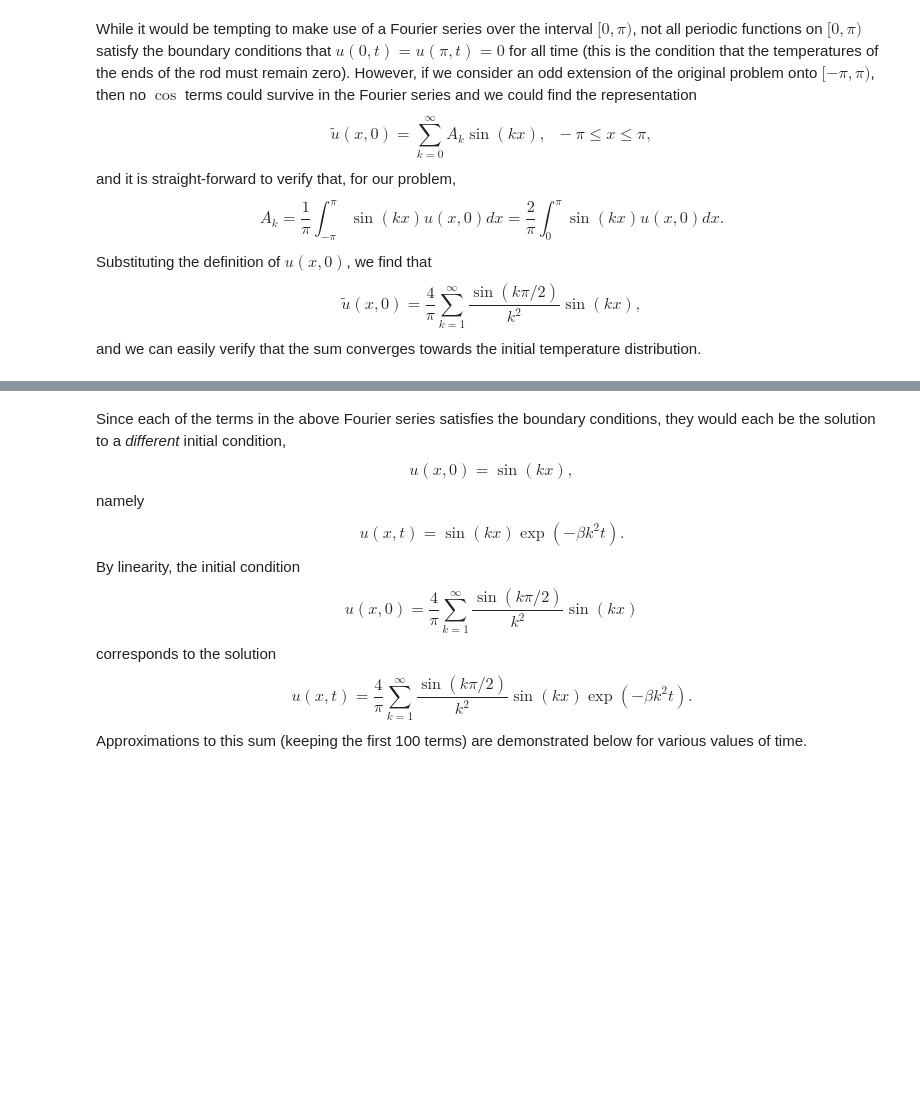
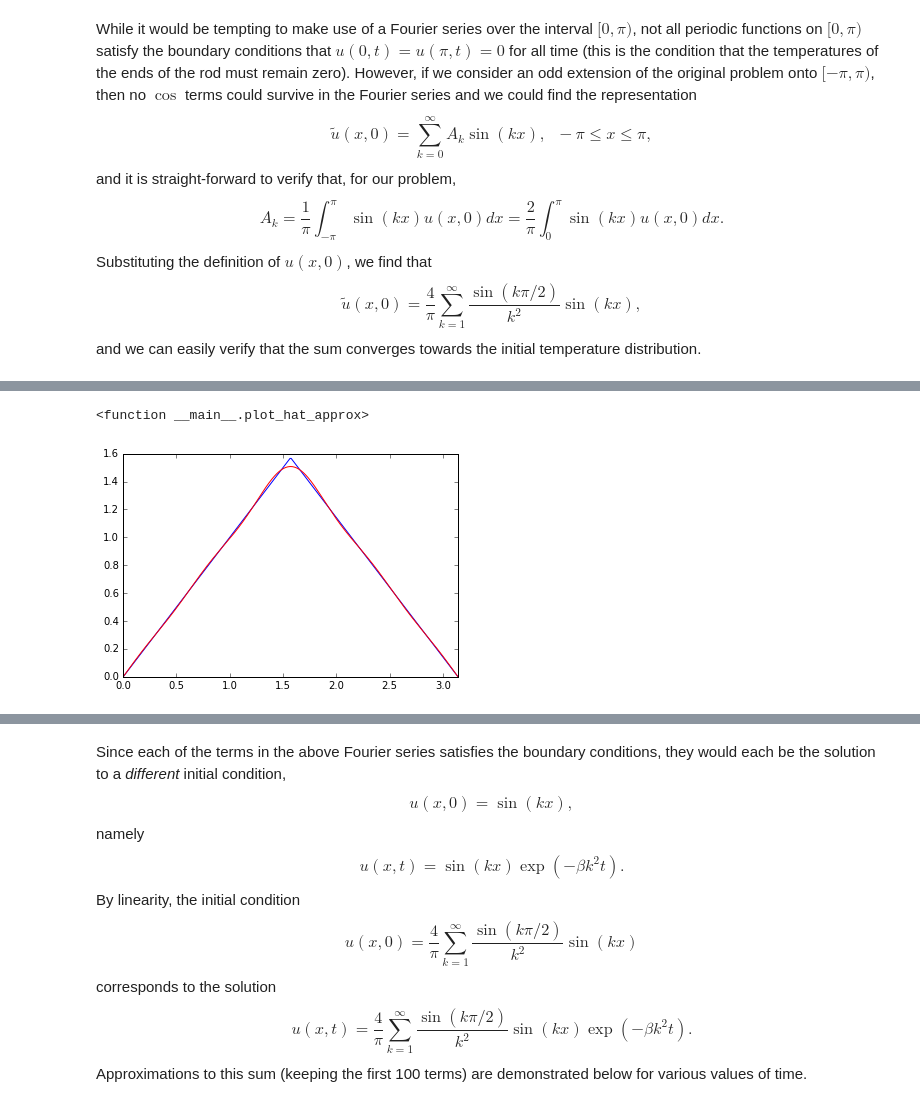
Before and after one commit to poulson/DiffEqWithLinAlg, a Jupyter notebook: Fourier.ipynb, the cells around one changed output, grey strips where cells are left out. Saved outputs shown, nothing was run; the diff lists cells and outputs as text; code cells hidden in the pictures; blank space fills up the shorter version.

```diff
--- a/Fourier.ipynb
+++ b/Fourier.ipynb
@@ -350,7 +360,7 @@ $$
 $$
 and we can easily verify that the sum converges towards the initial temperature distribution.
 # %%
-%matplotlib notebook
+%matplotlib inline
 def hat_approx(x,n=10):
     approx = 0
     for k in xrange(1,n+1):
@@ -364,6 +374,5 @@ def plot_hat_approx(n=10):
     plt.plot(X,Y,'b-',X,YApprox,'r-')
     plt.xlim(0,pi)
 
-#interact(plot_hat_approx,n=widgets.IntSlider(min=0,max=100,step=1,value=10))
-plot_hat_approx(n=1)
+interact(plot_hat_approx,n=widgets.IntSlider(min=0,max=100,step=1,value=10))
 # %% [output]
@@ -371,0 +379,2 @@ plot_hat_approx(n=1)
+<function __main__.plot_hat_approx>
+[figure, added]
```
Also changed, not shown: parts of 11 cells of this notebook.
